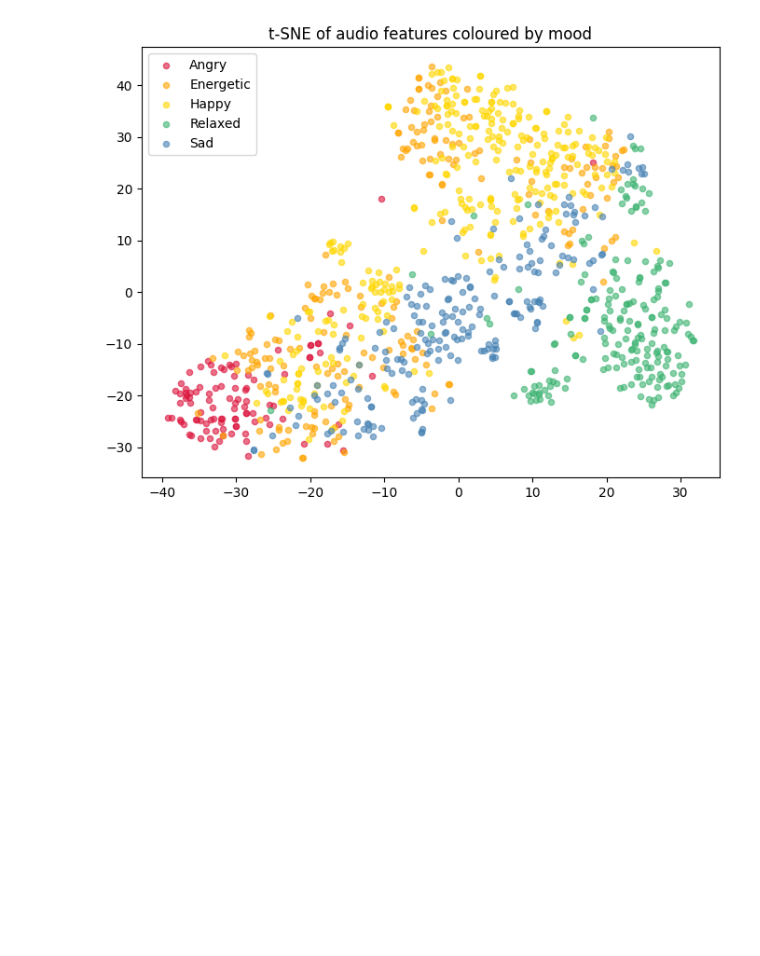
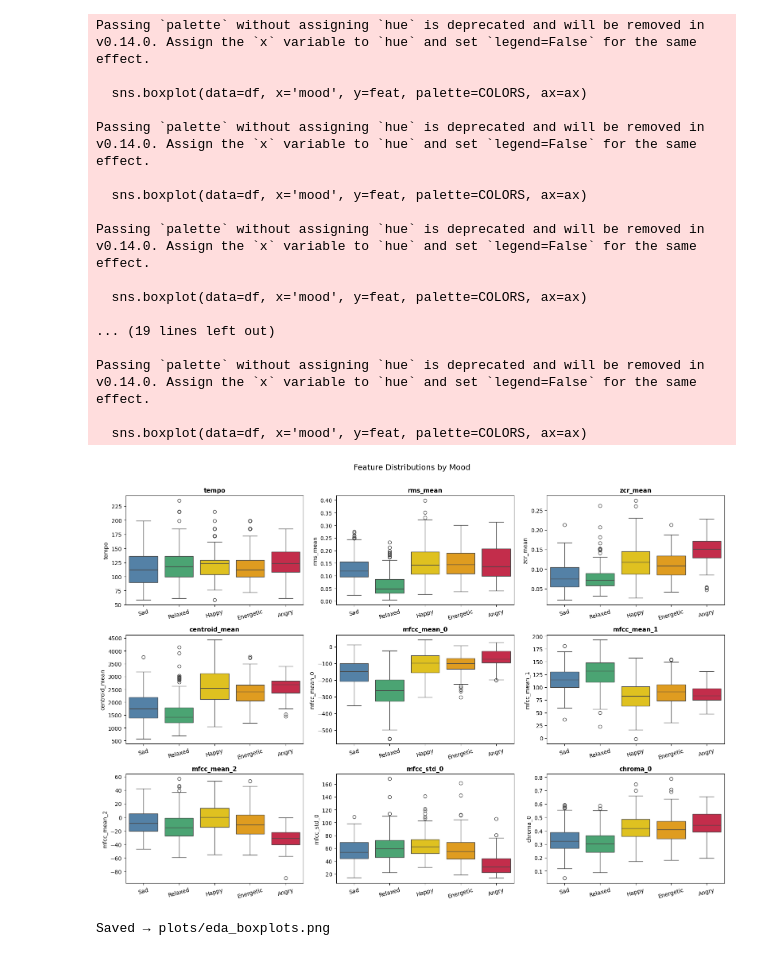
Before and after one commit to Sivasangar2006/musical-mood-classifier, a Jupyter notebook: notebooks/01_eda.ipynb, the cells around one changed output. Drawn from its saved outputs; the diff is of its cells as text; code cells hidden in the pictures; blank space fills up the shorter version.

```diff
--- a/notebooks/01_eda.ipynb
+++ b/notebooks/01_eda.ipynb
@@ -47,23 +69,47 @@ plt.tight_layout(); plt.show()
 # %%
-from sklearn.preprocessing import StandardScaler
-from sklearn.manifold import TSNE
+COLORS = {
+    'Happy':     'gold',
+    'Sad':       'steelblue',
+    'Angry':     'crimson',
+    'Relaxed':   'mediumseagreen',
+    'Energetic': 'orange',
+}
 
-feat_cols = [c for c in df.columns if c not in
-             ['filename','genre','mood']]
-X = StandardScaler().fit_transform(df[feat_cols])
-y = df['mood']
+features_to_plot = [
+    'tempo', 'rms_mean', 'zcr_mean',
+    'centroid_mean', 'mfcc_mean_0', 'mfcc_mean_1',
+    'mfcc_mean_2', 'mfcc_std_0', 'chroma_0'
+]
 
-tsne = TSNE(n_components=2, random_state=42, perplexity=30)
-X2 = tsne.fit_transform(X)
+fig, axes = plt.subplots(3, 3, figsize=(16, 11))
+for ax, feat in zip(axes.flat, features_to_plot):
+    sns.boxplot(data=df, x='mood', y=feat, palette=COLORS, ax=ax)
+    ax.set_title(feat, fontsize=11, fontweight='bold')
+    ax.set_xlabel('')
+    ax.tick_params(axis='x', rotation=15)
 
-colors = {'Happy':'gold','Sad':'steelblue',
-          'Angry':'crimson','Relaxed':'mediumseagreen',
-          'Energetic':'orange'}
-plt.figure(figsize=(8,6))
-for mood, grp in df.assign(x=X2[:,0], y=X2[:,1]).groupby('mood'):
-    plt.scatter(grp['x'], grp['y'], label=mood,
-                c=colors.get(mood,'gray'), alpha=0.6, s=20)
-plt.legend(); plt.title('t-SNE of audio features coloured by mood')
+plt.suptitle('Feature Distributions by Mood', fontsize=14, y=1.01)
+plt.tight_layout()
+plt.savefig('../plots/eda_boxplots.png', dpi=150, bbox_inches='tight')
 plt.show()
+print("Saved → plots/eda_boxplots.png")
 # %% [output]
+Passing `palette` without assigning `hue` is deprecated and will be removed in v0.14.0. Assign the `x` variable to `hue` and set `legend=False` for the same effect.
+
+  sns.boxplot(data=df, x='mood', y=feat, palette=COLORS, ax=ax)
+
+Passing `palette` without assigning `hue` is deprecated and will be removed in v0.14.0. Assign the `x` variable to `hue` and set `legend=False` for the same effect.
+
+  sns.boxplot(data=df, x='mood', y=feat, palette=COLORS, ax=ax)
+
+Passing `palette` without assigning `hue` is deprecated and will be removed in v0.14.0. Assign the `x` variable to `hue` and set `legend=False` for the same effect.
+
+  sns.boxplot(data=df, x='mood', y=feat, palette=COLORS, ax=ax)
+
+... (19 lines left out)
+
+Passing `palette` without assigning `hue` is deprecated and will be removed in v0.14.0. Assign the `x` variable to `hue` and set `legend=False` for the same effect.
+
+  sns.boxplot(data=df, x='mood', y=feat, palette=COLORS, ax=ax)
-[figure, old version]
+[figure, new version]
+Saved → plots/eda_boxplots.png
```
Also changed, not shown: parts of 8 cells of this notebook, 26 other files.
